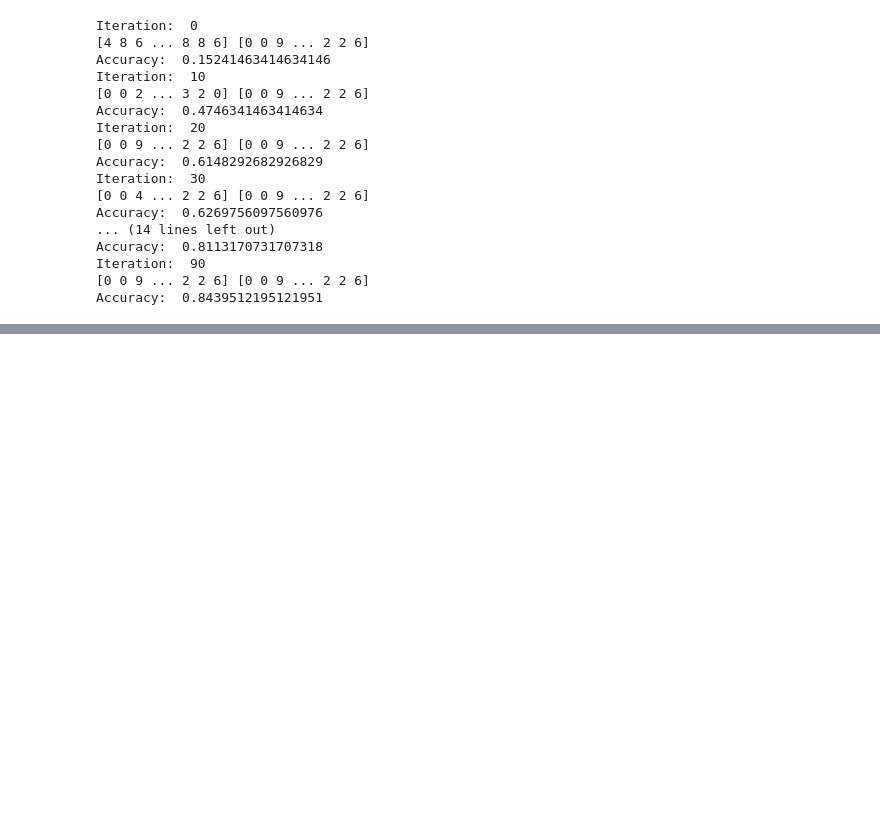
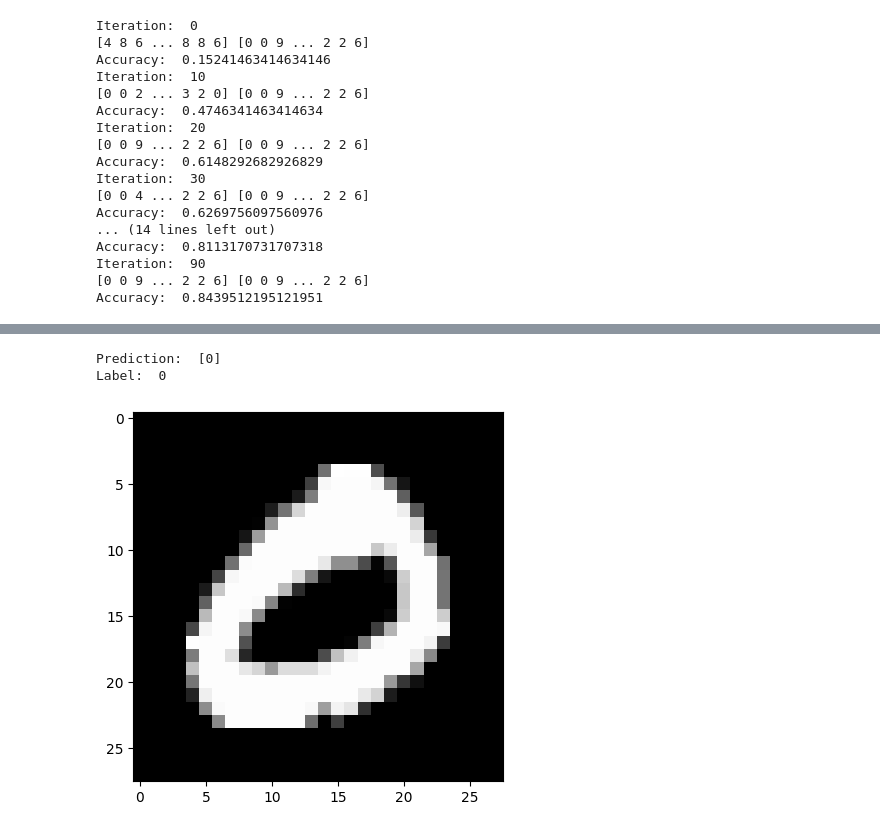
Before and after one commit to ikemal12/nn-from-scratch, a Jupyter notebook: notebook.ipynb, the cells around one changed output, grey strips where cells are left out. Drawn from its saved outputs; the diff is of its cells as text; code cells hidden in the pictures; blank space fills up the shorter version.

```diff
--- a/notebook.ipynb
+++ b/notebook.ipynb
@@ -55,0 +85,6 @@ Accuracy:  0.8439512195121951
+# %%
+test_prediction(1, W1, b1, W2, b2)
+# %% [output]
+Prediction:  [0]
+Label:  0
+[figure, added]
```
Also changed, not shown: parts of 8 cells of this notebook.
